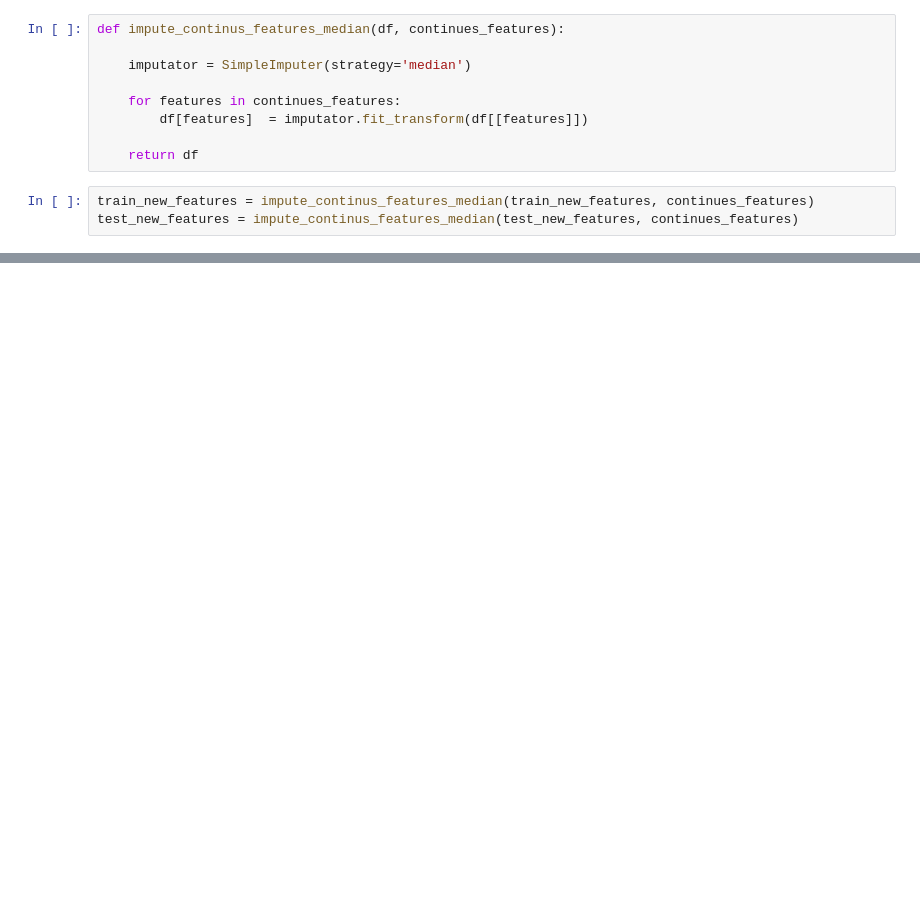
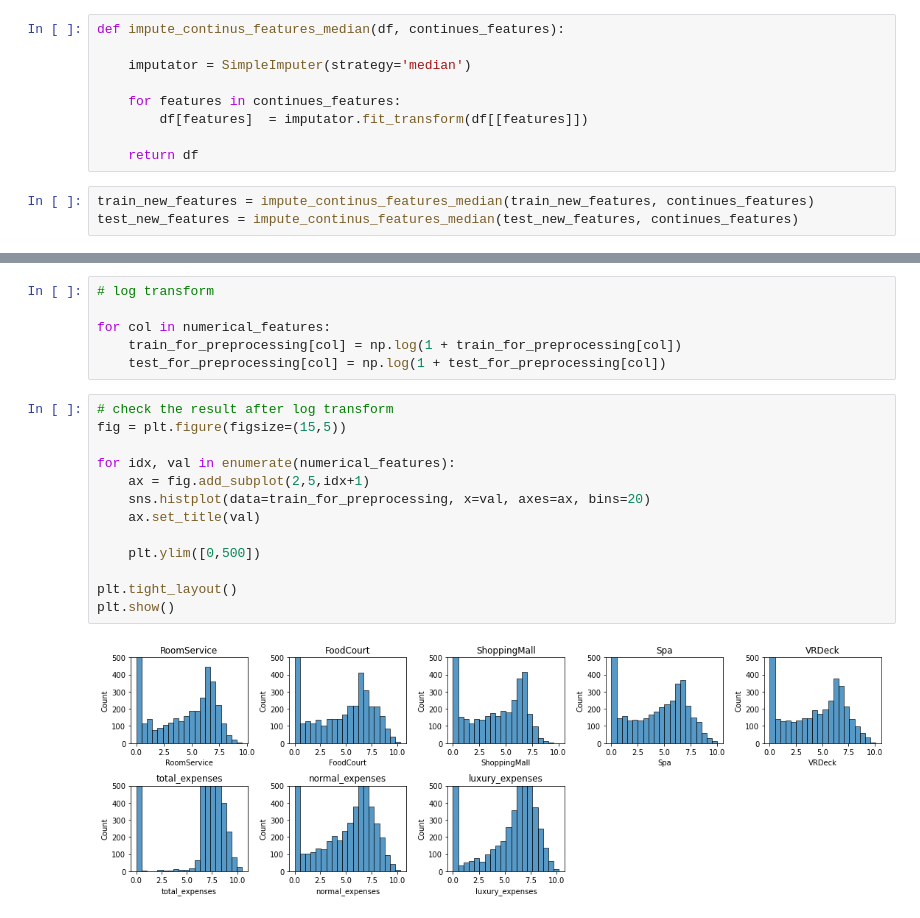
Before and after one commit to chiseanchang0727/kaggle, a Jupyter notebook: survival_prediction_of_spaceship_Titanic/survival_prediction_of_spaceship_Titanic.ipynb, the cells around one changed output, grey strips where cells are left out. Saved outputs shown, nothing was run; the diff lists cells and outputs as text; blank space fills up the shorter version.

```diff
--- a/survival_prediction_of_spaceship_Titanic/survival_prediction_of_spaceship_Titanic.ipynb
+++ b/survival_prediction_of_spaceship_Titanic/survival_prediction_of_spaceship_Titanic.ipynb
@@ -806,0 +853,21 @@ test_new_features = impute_continus_features_median(test_new_features, continues
+# %%
+# log transform
+
+for col in numerical_features:
+    train_for_preprocessing[col] = np.log(1 + train_for_preprocessing[col])
+    test_for_preprocessing[col] = np.log(1 + test_for_preprocessing[col])
+# %%
+# check the result after log transform
+fig = plt.figure(figsize=(15,5))
+
+for idx, val in enumerate(numerical_features):
+    ax = fig.add_subplot(2,5,idx+1)
+    sns.histplot(data=train_for_preprocessing, x=val, axes=ax, bins=20)
+    ax.set_title(val)
+
+    plt.ylim([0,500])
+
+plt.tight_layout()
+plt.show()
+# %% [output]
+[figure, added]
```
Also changed, not shown: parts of 37 cells of this notebook.
